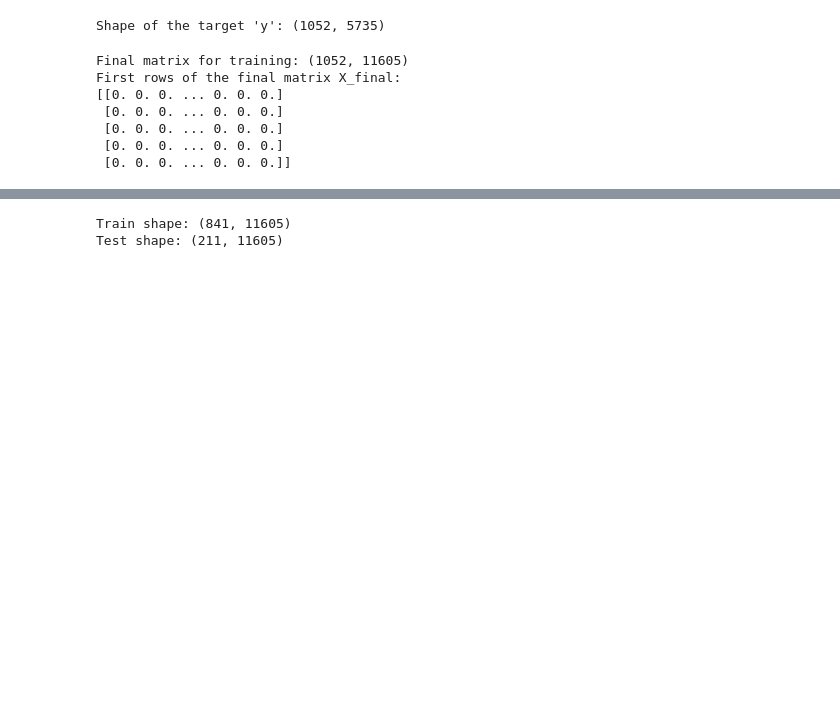
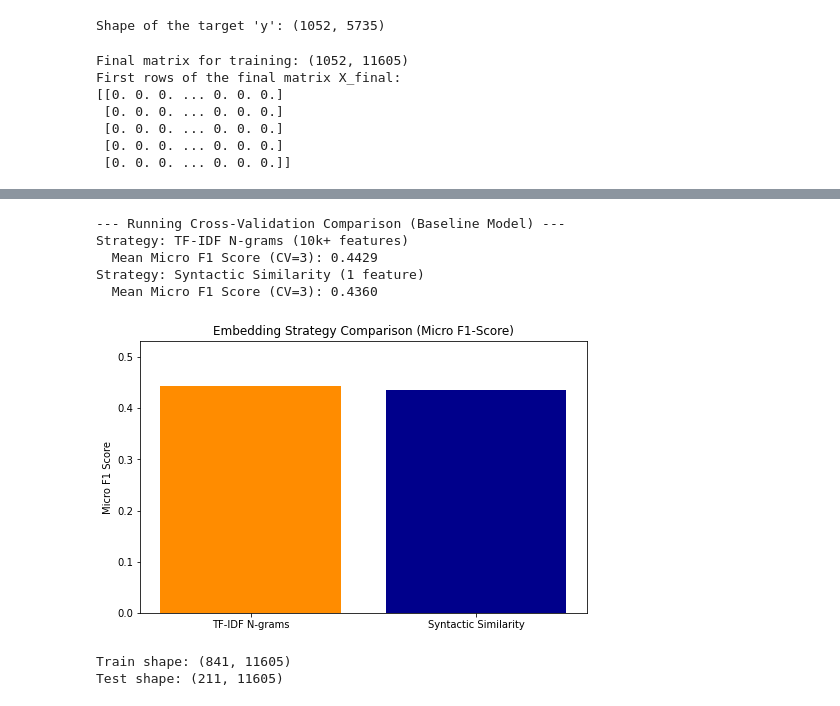
Before and after one commit to Mascode-Dev/drug-side-effect, a Jupyter notebook: word_embedding.ipynb, the cells around one changed output, grey strips where cells are left out. Cells and saved outputs as stored; diff of their text form; code cells hidden in the pictures; blank space fills up the shorter version.

```diff
--- a/word_embedding.ipynb
+++ b/word_embedding.ipynb
@@ -73,3 +123,67 @@ First rows of the final matrix X_final:
+# %%
+
+
+# --- G. Comparison of Embedding Choices ---
+# We compare the two embedding strategies by training a simple Logistic Regression
+# model (our baseline) using only the embedding features plus the initial targets (X_targets).
+
+# Model definition (using OneVsRestClassifier for multi-label task)
+def get_comparison_model():
+    # Use basic Logistic Regression settings for quick CV comparison
+    lr = LogisticRegression(solver='liblinear', C=1, random_state=42, max_iter=200)
+    return OneVsRestClassifier(lr)
+
+# Scorer: F1-Micro (standard for multi-label comparison)
+scorer = make_scorer(f1_score, average='micro')
+
+# 1. Feature Set A: TF-IDF N-grams (Our previous high-dimensional embedding)
+X_tfidf_comp = np.hstack([X_targets, X_names.toarray()])
+
+# 2. Feature Set B: Syntactic Similarity (Our new single-feature embedding)
+X_sim_comp = np.hstack([X_targets, X_sim])
+
+# Filter targets to match the final training target (top 300 effects)
+# This uses the 'y' calculated earlier (unfiltered MultiLabelBinarizer output)
+top_300_indices = y.sum(axis=0).argsort()[-300:][::-1]
+y_filtered_comp = y[:, top_300_indices]
+
+
+def evaluate_embedding_strategy(X_comp, y_comp, strategy_name):
+    # Use cross-validation (CV=3) for a quick, robust comparison
+    model = get_comparison_model()
+    # Note: We use the *entire* dataset for CV comparison consistency,
+    # but in full training, you use X_train only.
+    scores = cross_val_score(model, X_comp, y_comp, cv=3, scoring=scorer, n_jobs=-1)
+    mean_f1 = np.mean(scores)
+    print(f"Strategy: {strategy_name}")
+    print(f"  Mean Micro F1 Score (CV=3): {mean_f1:.4f}")
+    return mean_f1
+
+print("\n--- Running Cross-Validation Comparison (Baseline Model) ---")
+f1_tfidf = evaluate_embedding_strategy(X_tfidf_comp, y_filtered_comp, "TF-IDF N-grams (10k+ features)")
+f1_sim = evaluate_embedding_strategy(X_sim_comp, y_filtered_comp, "Syntactic Similarity (1 feature)")
+
+# --- H. Final Conclusion Visualization ---
+results = {
+    'TF-IDF N-grams': f1_tfidf,
+    'Syntactic Similarity': f1_sim
+}
+strategies = list(results.keys())
+f1_scores = list(results.values())
+
+plt.figure(figsize=(8, 5))
+plt.bar(strategies, f1_scores, color=['darkorange', 'darkblue'])
+plt.title('Embedding Strategy Comparison (Micro F1-Score)')
+plt.ylim(0, max(f1_scores) * 1.2)
+plt.ylabel('Micro F1 Score')
+plt.show()
+# %% [output]
+--- Running Cross-Validation Comparison (Baseline Model) ---
+Strategy: TF-IDF N-grams (10k+ features)
+  Mean Micro F1 Score (CV=3): 0.4429
+Strategy: Syntactic Similarity (1 feature)
+  Mean Micro F1 Score (CV=3): 0.4360
+[figure, added]
 # %%
 from sklearn.model_selection import train_test_split
 
```
Also changed, not shown: parts of 2 cells of this notebook.
